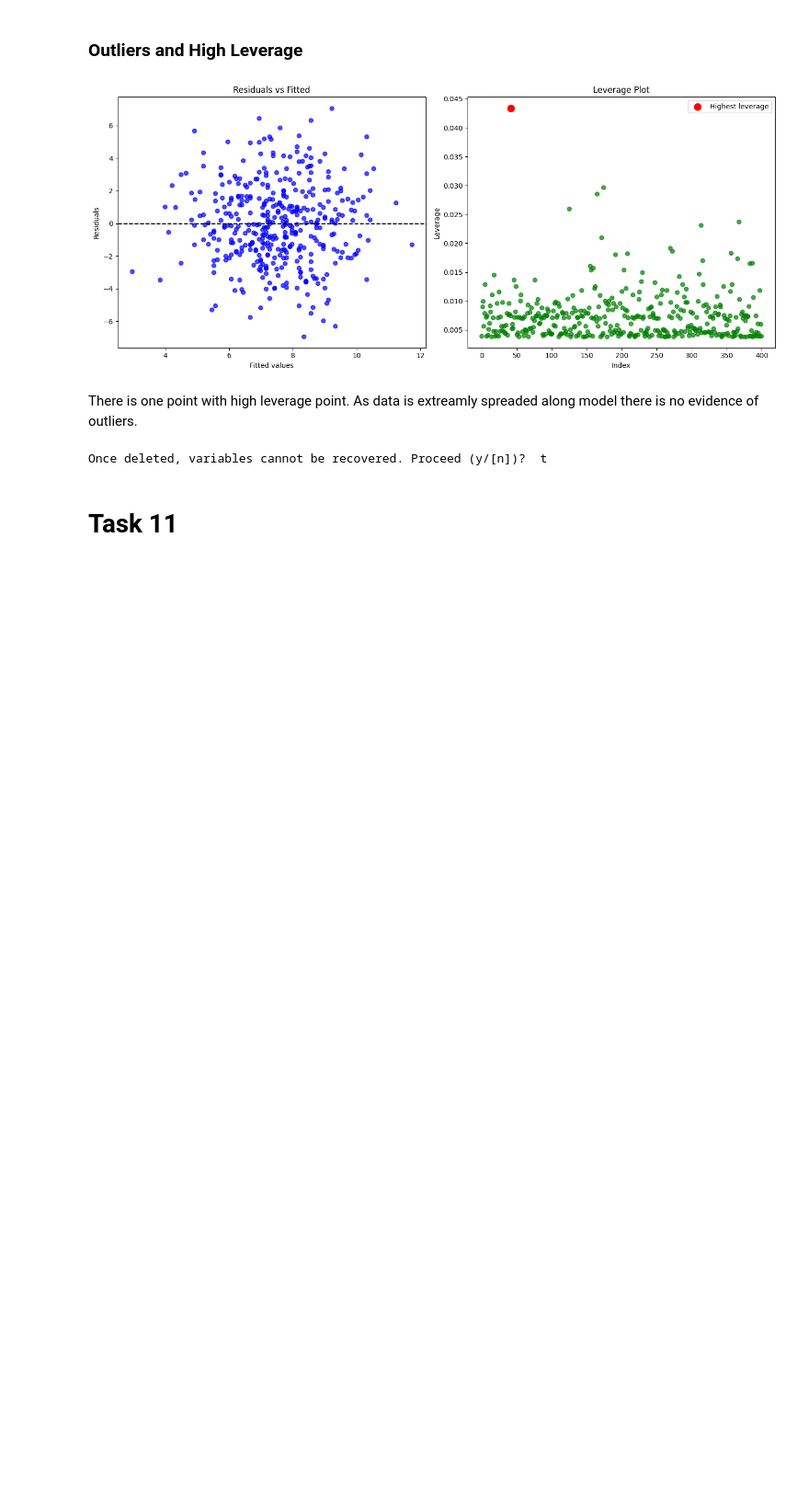
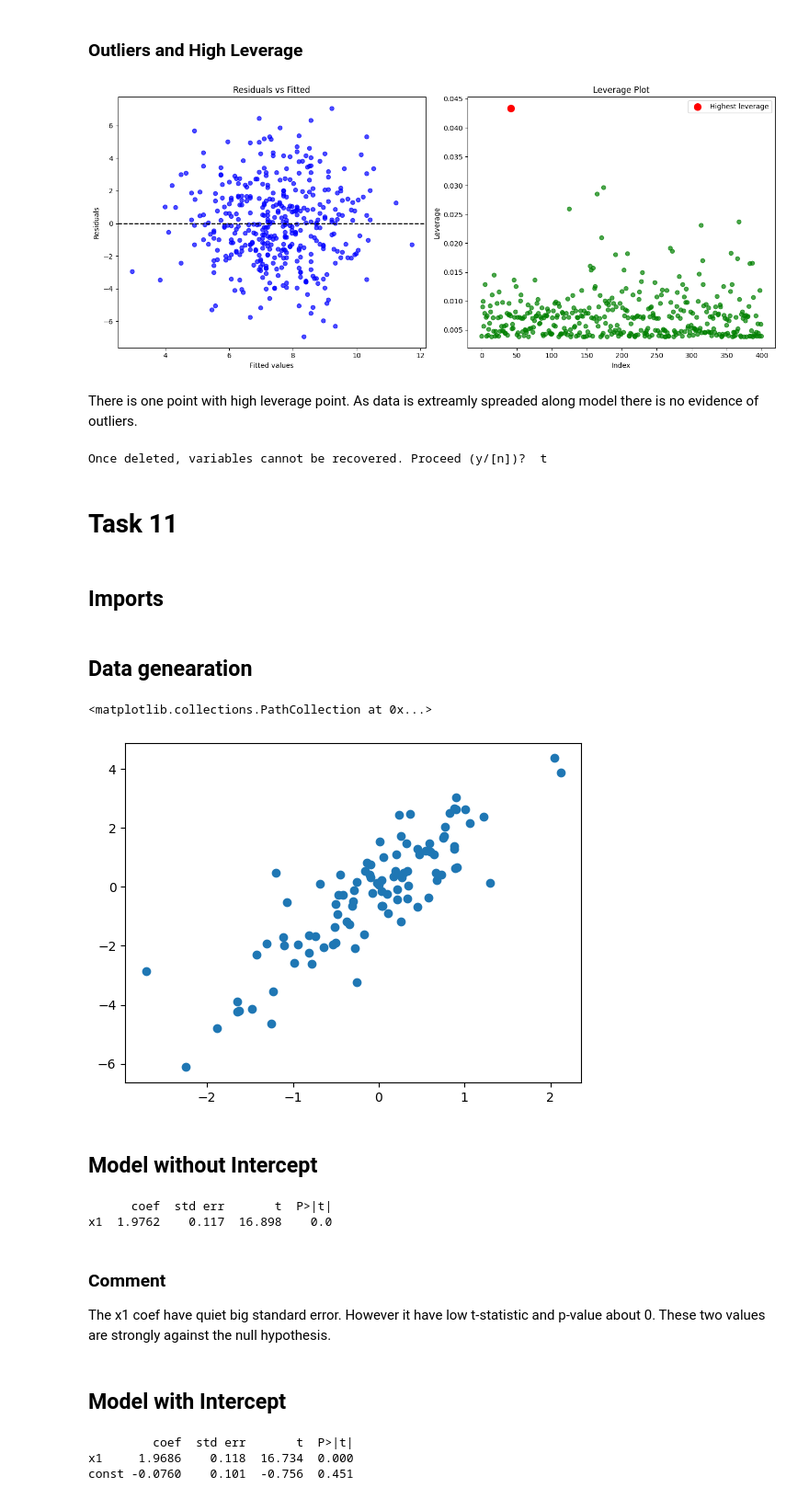
Before and after one commit to xXKeNdAmAmAsTeRXx/ISLP_labs, a Jupyter notebook: applied-Tasks/LinearRegressionTasks.ipynb, the cells around one changed output. Shown at 92% size. Cells and saved outputs as stored; diff of their text form; code cells hidden in the pictures; blank space fills up the shorter version.

```diff
--- a/applied-Tasks/LinearRegressionTasks.ipynb
+++ b/applied-Tasks/LinearRegressionTasks.ipynb
@@ -628,3 +628,5 @@ There is one point with high leverage point. As data is extreamly spreaded along
 Once deleted, variables cannot be recovered. Proceed (y/[n])?  t
 # %% [markdown]
 # Task 11
+# %% [markdown]
+## Imports
@@ -630,0 +642,36 @@ Once deleted, variables cannot be recovered. Proceed (y/[n])?  t
+# %% [markdown]
+## Data genearation
+# %%
+rng = np.random.default_rng(1)
+x = rng.normal(size=100)
+y = 2 * x + rng.normal(size=100)
+
+plt.scatter(x,y)
+# %% [output]
+<matplotlib.collections.PathCollection at 0x...>
+[figure, added]
+# %% [markdown]
+## Model without Intercept
+# %%
+model_1 = sm.OLS(y,x)
+result_1 = model_1.fit()
+
+print(summarize(result_1))
+# %% [output]
+      coef  std err       t  P>|t|
+x1  1.9762    0.117  16.898    0.0
+# %% [markdown]
+### Comment
+The x1 coef have quiet big standard error. However it have low t-statistic and p-value about 0. These two values are strongly against the null hypothesis.
+# %% [markdown]
+## Model with Intercept
+# %%
+x_i = sm.add_constant(x, prepend=False)
+model_2 = sm.OLS(y, x_i)
+result_2 = model_2.fit()
+
+print(summarize(result_2))
+# %% [output]
+         coef  std err       t  P>|t|
+x1     1.9686    0.118  16.734  0.000
+const -0.0760    0.101  -0.756  0.451
```
Also changed, not shown: parts of 21 cells of this notebook.
